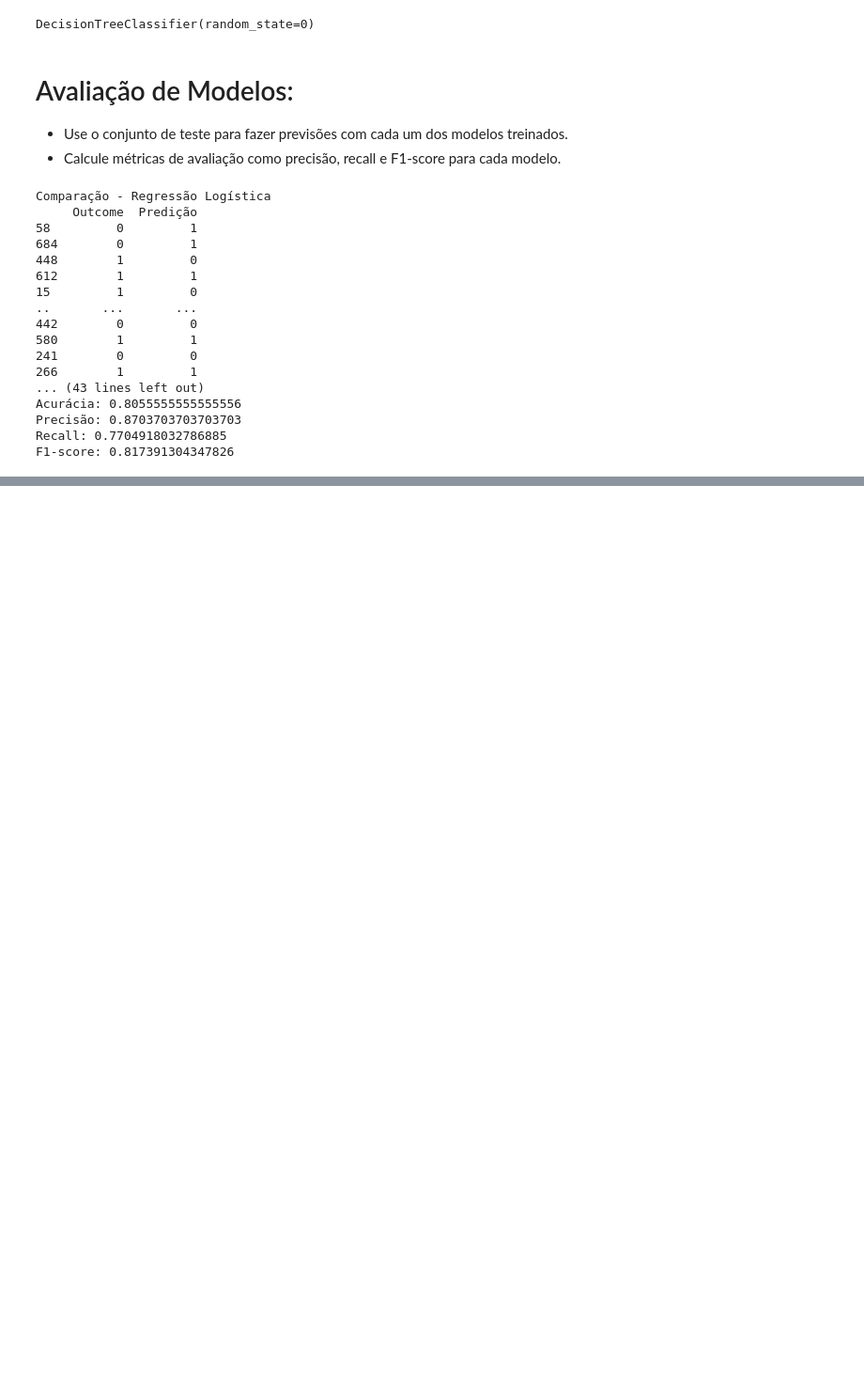
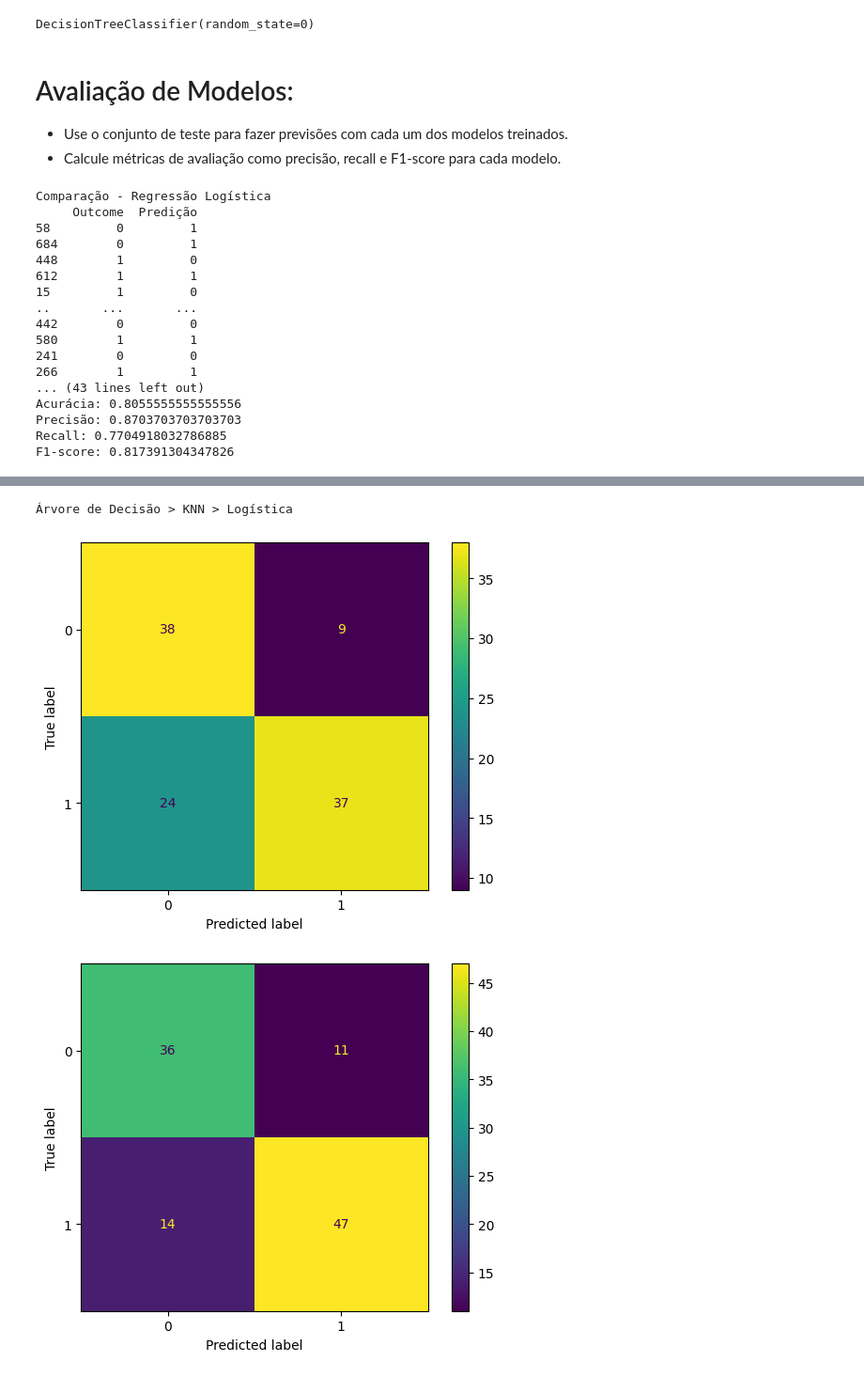
Before and after one commit to CantarinoG/classification-comparison, a Jupyter notebook: classificationComparison.ipynb, the cells around one changed output, grey strips where cells are left out. Shown: that part at 94% size. Cells and saved outputs as stored; diff of their text form; code cells hidden in the pictures; blank space fills up the shorter version.

Commit message:
Add confusion matrix

```diff
--- a/classificationComparison.ipynb
+++ b/classificationComparison.ipynb
@@ -135,0 +140,9 @@ F1-score: 0.817391304347826
+# %%
+plot_confusion_matrix(modelLogistic, XTest, yTest)
+plot_confusion_matrix(modelKnn, XTest, yTest)
+plot_confusion_matrix(modelDT, XTest, yTest)
+print("Árvore de Decisão > KNN > Logística")
+# %% [output]
+Árvore de Decisão > KNN > Logística
+[figure, added]
+[figure, added]
```
Also changed, not shown: parts of 3 cells of this notebook.
